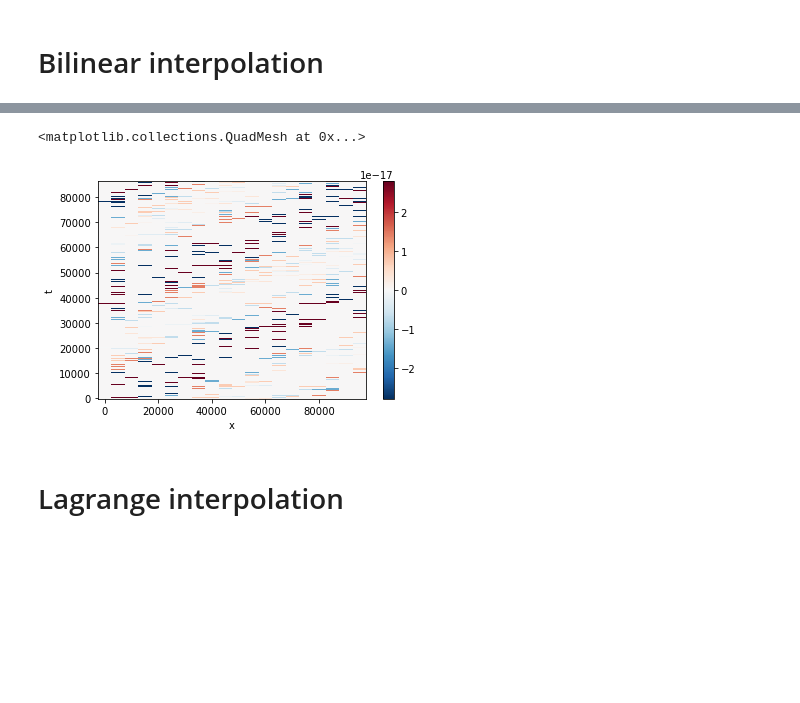
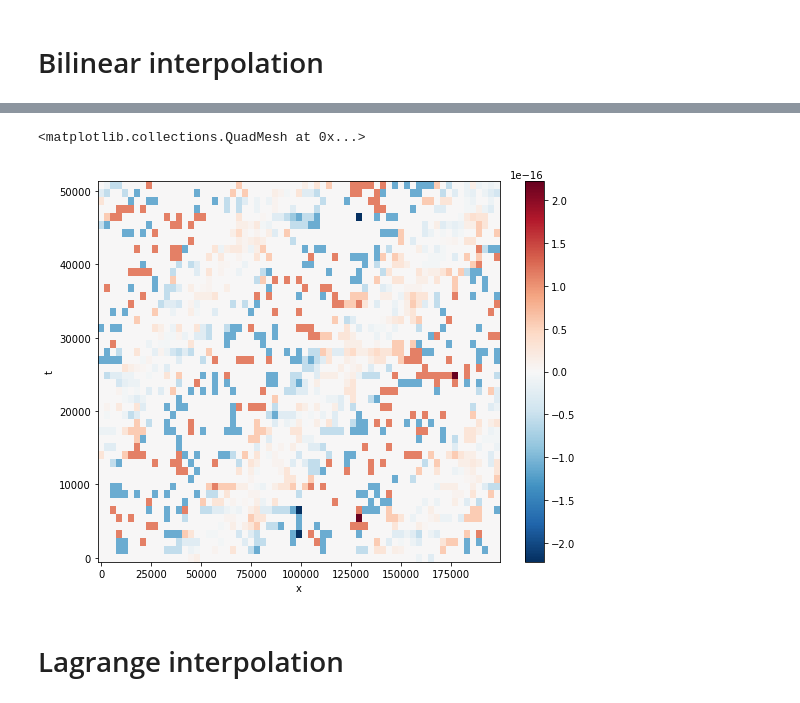
Before and after one commit to margot-demol/stage-m1, a Jupyter notebook: development/test_bilinear_lagrange_interpolation.ipynb, the cells around one changed output, grey strips where cells are left out. Saved outputs shown, nothing was run; the diff lists cells and outputs as text; code cells hidden in the pictures; blank space fills up the shorter version.

```diff
--- a/development/test_bilinear_lagrange_interpolation.ipynb
+++ b/development/test_bilinear_lagrange_interpolation.ipynb
@@ -20,8 +20,8 @@ um=0.5
 uw=0.5
 w=w2
 k=k2
-t_i, t_e, t_step = 0,2*d2s,3600
-x_i, x_e, x_step =0, 5*L, 10*km
+t_i, t_e, t_step = 0,d2s,3600
+x_i, x_e, x_step =0,3*L, 10*km
 
 
 def analytical_velocity_advected(t, x, um, uw, w, k):
@@ -70,8 +44,34 @@ def bilinear_int(p_liste,ts,VF,x,t, t_step, x_step):
+# %%
+#Interpolation function
+def bilinear_int(p_liste,ts,VF,x,t, t_step, x_step):
+    v=[]
+    it1 = np.searchsorted(t,ts, side='right')-1
+    it2 = it1 + 1
+    #print(it1,it2)
+    if it2==len(t):
+        return np.zeros_like(x)
+    for p in p_liste:
+        ip1 = np.searchsorted(x,p, side='right')-1
+        if ip1+1==len(x):
+            v.append(0)
+        else:
+            ip2 = ip1 + 1
+            #print(ip1,ip2)
+
+            alpha=p-x[ip1]
+            beta=ts-t[it1]
+
+
+            delta_vx = VF[it1,ip2]-VF[it1,ip1]
+            delta_vy = VF[it2,ip1]-VF[it1,ip1]
+            delta_vxy = VF[it1,ip1] + VF[it2,ip2] - VF[it1,ip2] - VF[it2,ip1]
+            v.append(delta_vx*alpha/x_step + delta_vy*beta/t_step + delta_vxy*alpha*beta/x_step/t_step + VF[it1,ip1])
+    return v
 # %%
 #Interpolated velocity field
 
-t_inter=np.arange(t_i,d2s,t_step*0.1)
-x_inter=np.arange(x_i,L,x_step*0.1)
+t_inter=np.arange(t_i,0.6*d2s,t_step*0.3)
+x_inter=np.arange(x_i,2*L,x_step*0.3)
 
 V_inter=[]
 for tp in t_inter:
@@ -106,10 +134,11 @@ v_analytical.plot()
 #Interpolated velocity with the x array method interp()
 v_xr=vf.interp(t=t_inter, x=x_inter)
 # %%
+plt.figure(figsize=(9,7))
 (v_inter-v_xr).plot()
 # %% [output]
 <matplotlib.collections.QuadMesh at 0x...>
-[figure, old version]
+[figure, new version]
 # %% [markdown]
 # Lagrange interpolation
 # %%
```
Also changed, not shown: parts of 10 cells of this notebook, 2 other files.
